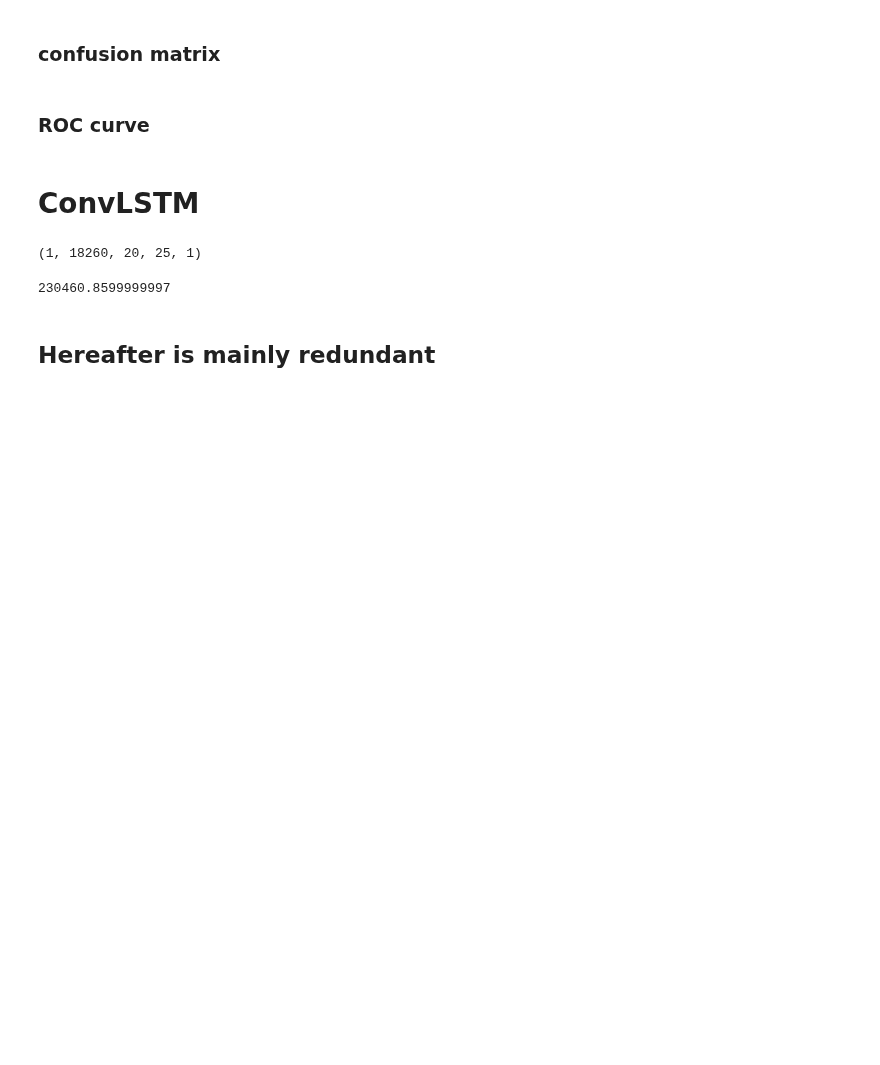
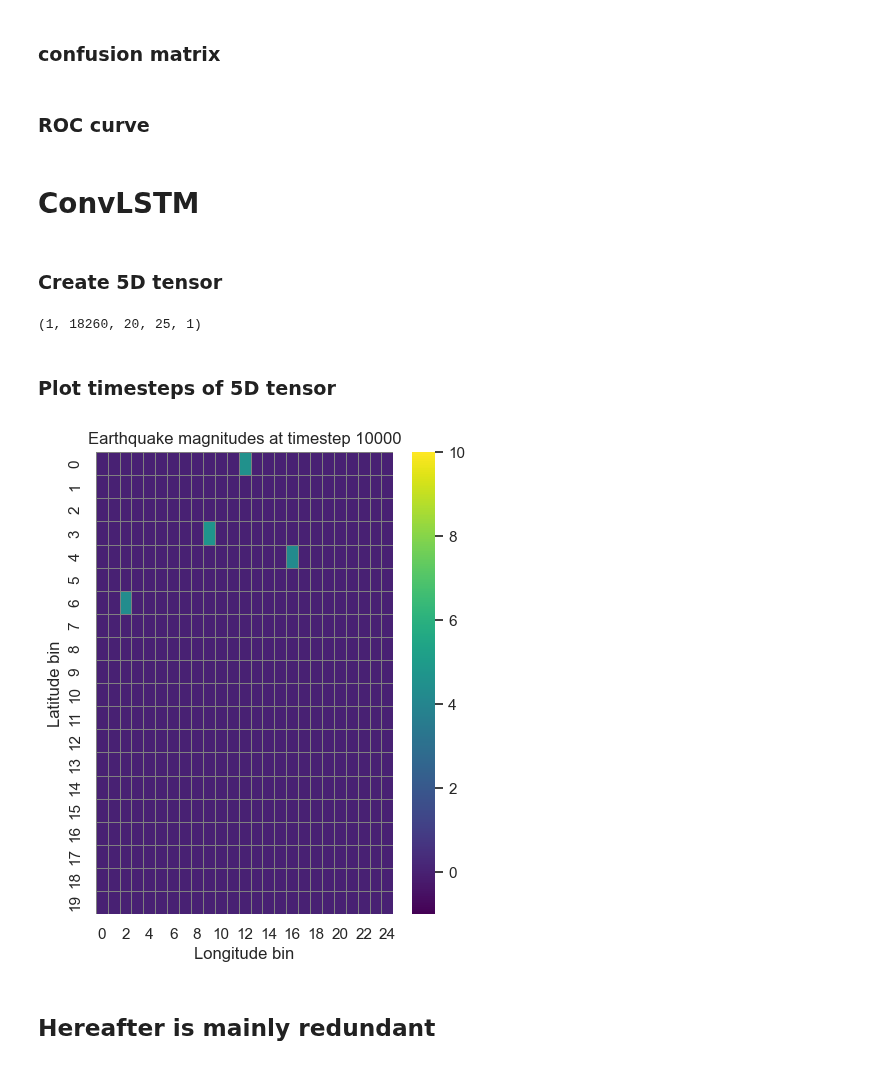
Before and after one commit to TheTrueSquirrel/thesis_spring_2023, a Jupyter notebook: sketch3.ipynb, the cells around one changed output. Drawn from its saved outputs; the diff is of its cells as text; code cells hidden in the pictures; blank space fills up the shorter version.

Commit message:
convLSTM 5D tensor format

```diff
--- a/sketch3.ipynb
+++ b/sketch3.ipynb
@@ -731,6 +731,8 @@ def plot_ROC_AUC(X,y):
 plot_ROC_AUC(test_generator, y_test)
 # %% [markdown]
 # ConvLSTM
+# %% [markdown]
+### Create 5D tensor
 # %%
 import numpy as np
 import pandas as pd
@@ -764,7 +766,35 @@ for t in range(time):
 print(tensor.shape)
 # %% [output]
 (1, 18260, 20, 25, 1)
-# %%
-tensor.flatten().sum()
-# %% [output]
-230460.8599999997
+# %% [markdown]
+### Plot timesteps of 5D tensor
+# %%
+import seaborn as sns
+import matplotlib.pyplot as plt
+
+# Choose a timestep to plot (e.g. the first timestep)
+timestep = 10000
+
+# Extract the data for the chosen timestep from the tensor
+data = tensor[0, timestep, :, :, 0]
+
+# Create a boolean mask for values greater than 0
+mask = data > 0
+
+# Create a copy of the data array and set values less than or equal to 0 to NaN
+data_no_zeros = data.copy()
+data_no_zeros[~mask] = np.nan
+
+# Create a heatmap plot of the data using Seaborn
+sns.set(rc={'figure.figsize':(4.8,6)})
+sns.heatmap(data, cmap='viridis', vmin=-1, vmax=10, linewidths=0.5, linecolor='grey', annot=False)
+
+# Set the plot title and axis labels
+plt.title(f'Earthquake magnitudes at timestep {timestep}')
+plt.xlabel('Longitude bin')
+plt.ylabel('Latitude bin')
+
+# Show the plot
+plt.show()
+# %% [output]
+[figure, added]
```
Also changed, not shown: parts of 1 cell of this notebook.
